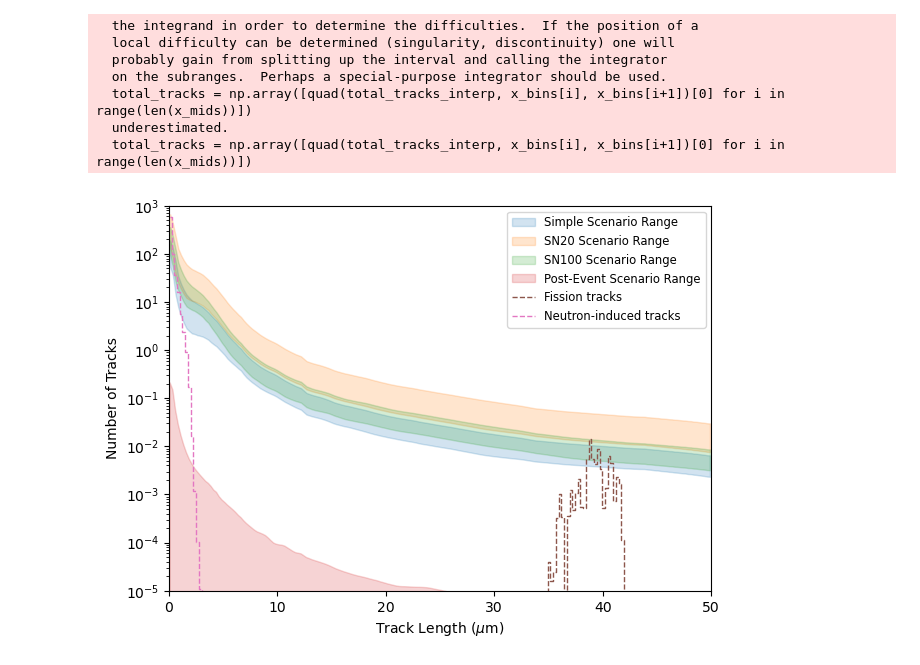
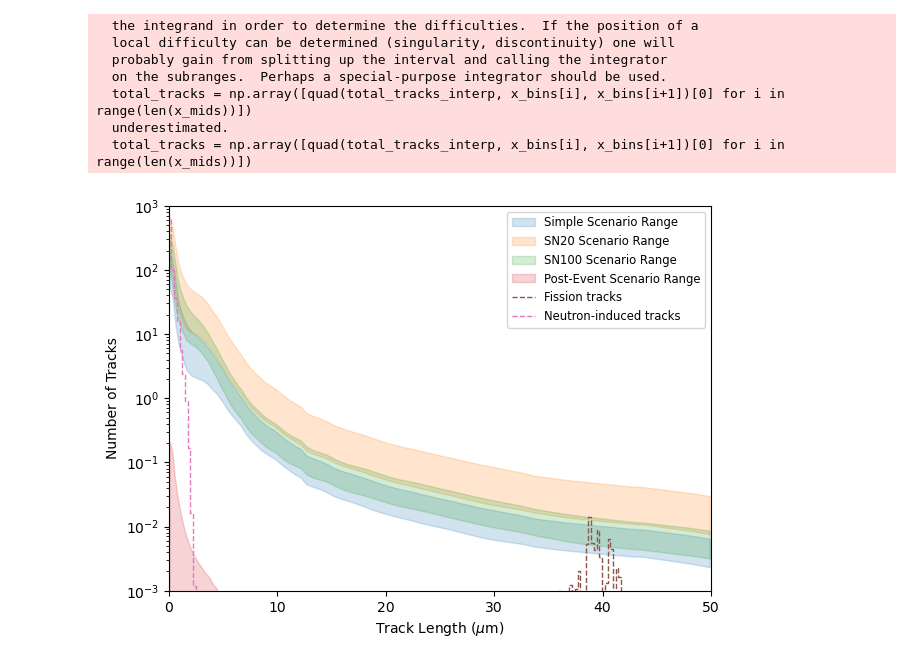
Before and after one commit to cgalelli/PrimusCode, a Jupyter notebook: MSC_analysis_new.ipynb, the cells around one changed output. Cells and saved outputs as stored; diff of their text form; code cells hidden in the pictures.

```diff
--- a/MSC_analysis_new.ipynb
+++ b/MSC_analysis_new.ipynb
@@ -87,22 +87,22 @@ tracks_SN100_slow = mineral_slow.integrate_all_particles(x_bins, energy_bins_gev
 # %%
 fig, ax = plt.subplots(figsize=[7, 5])
 
 ax.fill_between(x_mids/1000, tracks_simple_slow['total'], tracks_simple_fast['total'], color='C0', alpha=0.2, label='Simple Scenario Range')
 ax.fill_between(x_mids/1000, tracks_SN20_slow['total'], tracks_SN20_fast['total'], color='C1', alpha=0.2, label='SN20 Scenario Range')
 ax.fill_between(x_mids/1000, tracks_SN100_slow['total'], tracks_SN100_fast['total'], color='C2', alpha=0.2, label='SN100 Scenario Range')
 
 ax.fill_between(x_mids/1000, tracks_post_slow['total'], tracks_post_fast['total'], color='C3', alpha=0.2, label='Post-Event Scenario Range')
 
 ax.step(x_mids/1000, total_fission_tracks, color='C5', linestyle='dashed', linewidth=1., label="Fission tracks", where='mid')
 ax.step(x_mids/1000, total_neutron_tracks, color='C6', linestyle='dashed', linewidth=1., label="Neutron-induced tracks", where='mid')
 
 #ax.set_title(f"Track density distribution in {mineral_name} in the deposition rate range")
 ax.set_xlabel(r"Track Length ($\mu$m)")
 ax.set_ylabel(r"Number of Tracks")
 ax.set_yscale("log")
-ax.set_ylim(1e-5, 1e3)
+ax.set_ylim(1e-3, 1e3)
 ax.set_xlim(0, 50)
 ax.legend(fontsize='small')
 plt.show()
 # %% [output]
-[figure, old version]
+[figure, new version]
```
Also changed, not shown: parts of 4 cells of this notebook, 1 other file.
